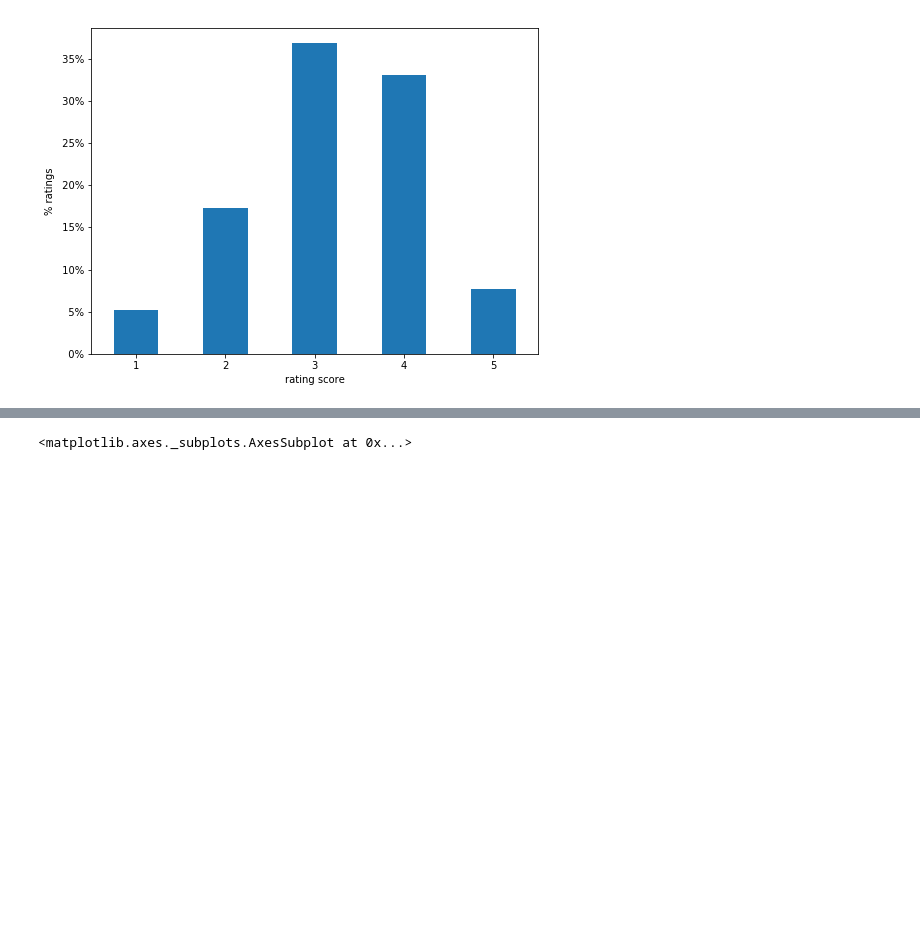
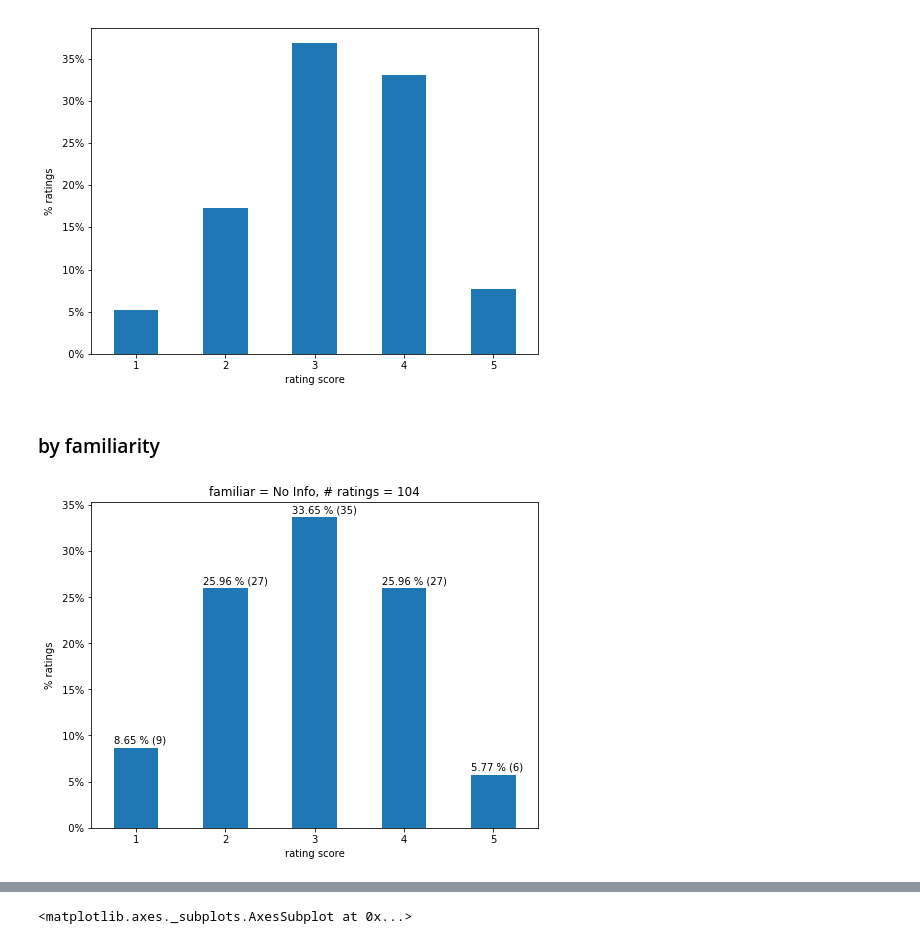
Before and after one commit to JHWu92/Cycling_safety, a Jupyter notebook: rating_platform/database report-1001.ipynb, the cells around one changed output, grey strips where cells are left out. Cells and saved outputs as stored; diff of their text form; code cells hidden in the pictures; blank space fills up the shorter version.

```diff
--- a/rating_platform/database report-1001.ipynb
+++ b/rating_platform/database report-1001.ipynb
@@ -206,3 +224,36 @@ fig.savefig(u'plots/distribution of number of ratings per score%s.eps' % fn_suff
 fig.savefig(u'plots/distribution of number of ratings per score%s.png' % fn_suffix, format='png', bbox_inches='tight', pad_inches=0)
 # %% [output]
 [figure]
+# %% [markdown]
+### by familiarity
+# %%
+# title='distribution of number of ratings per score',
+chosen_familiar = ['yes', 'no', 'No Info'][2]
+sliced_ratings = ratings[ratings.familiar==chosen_familiar]
+num_sliced_ratings = sliced_ratings.shape[0]
+plot_pcnt = True
+fn_suffix = ' (percentage)' if plot_pcnt else ''
+df_to_plot = sliced_ratings.score.value_counts().to_frame().sort_index()
+if plot_pcnt: df_to_plot = df_to_plot/num_sliced_ratings
+ax = df_to_plot.plot(kind='bar', figsize=(8,6),legend=False, title='familiar = %s, # ratings = %d' % (chosen_familiar, num_sliced_ratings))
+
+if plot_pcnt:
+    vals = ax.get_yticks()
+    ax.set_yticklabels(['{:3.0f}%'.format(x*100) for x in vals])
+
+
+ax.set_xticklabels(df_to_plot.index, rotation=0)
+
+ax.set_xlabel('rating score')
+ax.set_ylabel('# ratings' if not plot_pcnt else '% ratings')
+
+for p in ax.patches:
+    height = '%.2f %% (%d)' % (p.get_height()*100, p.get_height()*num_sliced_ratings) if plot_pcnt else str(int(p.get_height()))
+
+    ax.annotate(height, (p.get_x() , p.get_height() + (0.005 if plot_pcnt else 1)))
+
+fig = ax.get_figure()
+# fig.savefig(u'plots/distribution of number of ratings per score by familiar%s.eps' % fn_suffix, format='eps', bbox_inches='tight', pad_inches=0)
+# fig.savefig(u'plots/distribution of number of ratings per score by familiar%s.png' % fn_suffix, format='png', bbox_inches='tight', pad_inches=0)
+# %% [output]
+[figure, added]
```
Also changed, not shown: parts of 7 cells of this notebook.
